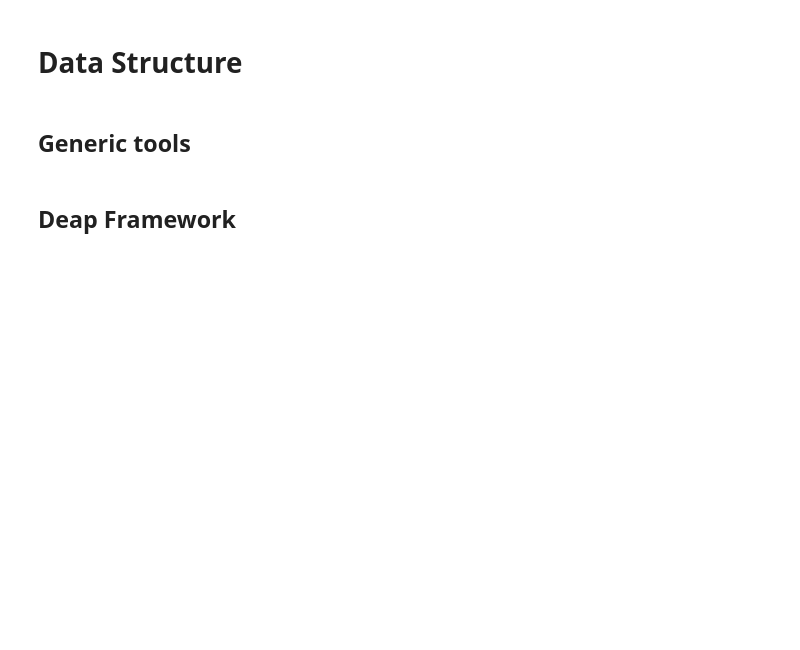
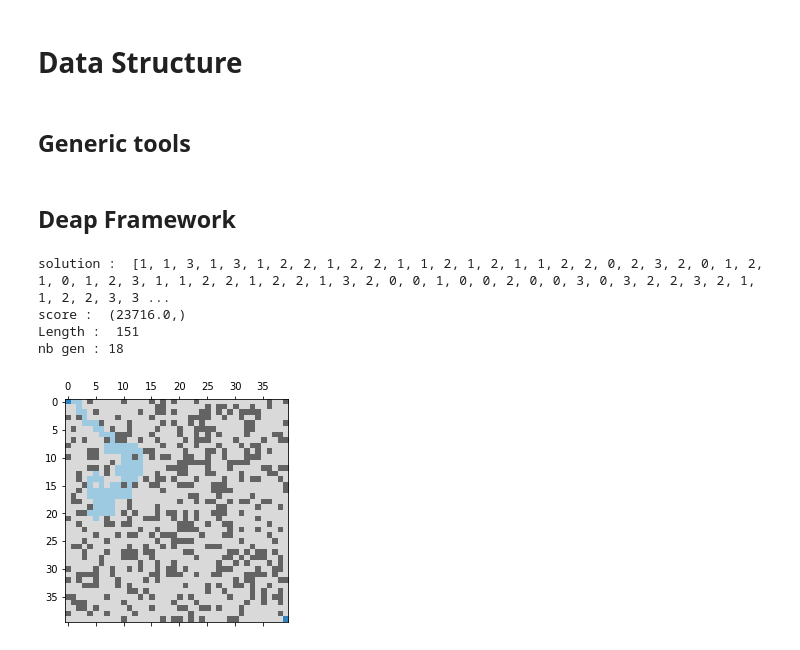
Before and after one commit to Ph0tonic/genetic_maze, a Jupyter notebook: ia_labyrinth.ipynb, the cells around one changed output. Saved outputs shown, nothing was run; the diff lists cells and outputs as text; code cells hidden in the pictures; blank space fills up the shorter version.

```diff
--- a/ia_labyrinth.ipynb
+++ b/ia_labyrinth.ipynb
@@ -54,7 +59,16 @@ WIDTH = size[0]
 HEIGHT = size[1]
 START_CELL = (0,0)
 END_CELL = (size[0]-1,size[1]-1)
-CHROMOSOME_LENGTH = int((WALL_RATIO*WIDTH*HEIGHT)//2)
+if WIDTH == 10:
+    CHROMOSOME_LENGTH = 25
+elif WIDTH == 15:
+    CHROMOSOME_LENGTH = 32
+elif WIDTH == 20:
+    CHROMOSOME_LENGTH = 45
+elif WIDTH == 40:CHROMOSOME_LENGTH = 150
+
+else:
+    CHROMOSOME_LENGTH = int((WIDTH+HEIGHT)+(1-WALL_RATIO)*WIDTH+(1-WALL_RATIO)*HEIGHT)
 # %%
 display_labyrinth(grid, START_CELL, END_CELL)
 print("Width : ", WIDTH, " Height : ", HEIGHT)
@@ -206 +332,9 @@ toolbox.register("evaluate", evaluate, start_location=START_CELL, targeted_locat
+# %%
+solve_labyrinth(grid, START_CELL, END_CELL, 10)
+# %% [output]
+solution :  [1, 1, 3, 1, 3, 1, 2, 2, 1, 2, 2, 1, 1, 2, 1, 2, 1, 1, 2, 2, 0, 2, 3, 2, 0, 1, 2, 1, 0, 1, 2, 3, 1, 1, 2, 2, 1, 2, 2, 1, 3, 2, 0, 0, 1, 0, 0, 2, 0, 0, 3, 0, 3, 2, 2, 3, 2, 1, 1, 2, 2, 3, 3 ...
+score :  (23716.0,)
+Length :  151
+nb gen : 18
+[figure, added]
 # %%
```
Also changed, not shown: parts of 18 cells of this notebook, 2 other files.
